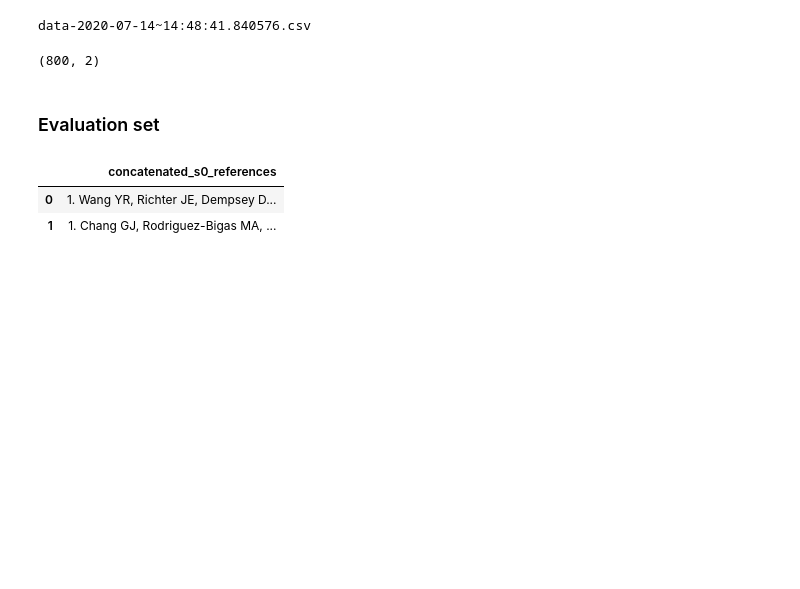
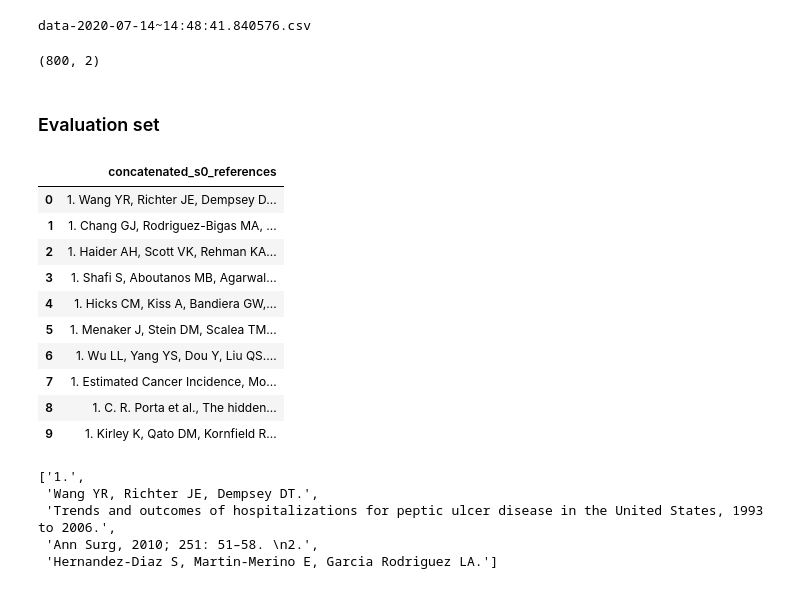
Before and after one commit to barmanu/dp-dpo-citation-bio-trainer, a Jupyter notebook: notebooks/data_exploration.ipynb, the cells around one changed output. Saved outputs shown, nothing was run; the diff lists cells and outputs as text; code cells hidden in the pictures; blank space fills up the shorter version.

```diff
--- a/notebooks/data_exploration.ipynb
+++ b/notebooks/data_exploration.ipynb
@@ -102,8 +102,16 @@ df.shape
 # %%
 eval_df = pd.read_csv('/nlp/references_end_to_end_1613_piis_2019-9-13.csv')
 # %%
-eval_df[['concatenated_s0_references']].head(2)
+eval_df[['concatenated_s0_references']].head(10)
 # %% [output]
 |  | concatenated_s0_references |
 | 0 | 1. Wang YR, Richter JE, Dempsey D... |
 | 1 | 1. Chang GJ, Rodriguez-Bigas MA, ... |
+| 2 | 1. Haider AH, Scott VK, Rehman KA... |
+| 3 | 1. Shafi S, Aboutanos MB, Agarwal... |
+| 4 | 1. Hicks CM, Kiss A, Bandiera GW,... |
+| 5 | 1. Menaker J, Stein DM, Scalea TM... |
+| 6 | 1. Wu LL, Yang YS, Dou Y, Liu QS.... |
+| 7 | 1. Estimated Cancer Incidence, Mo... |
+| 8 | 1. C. R. Porta et al., The hidden... |
+| 9 | 1. Kirley K, Qato DM, Kornfield R... |
@@ -109,0 +136,8 @@ eval_df[['concatenated_s0_references']].head(2)
+# %%
+sent_ls[0:5]
+# %% [output]
+['1.',
+ 'Wang YR, Richter JE, Dempsey DT.',
+ 'Trends and outcomes of hospitalizations for peptic ulcer disease in the United States, 1993 to 2006.',
+ 'Ann Surg, 2010; 251: 51–58. \n2.',
+ 'Hernandez-Diaz S, Martin-Merino E, Garcia Rodriguez LA.']
```
Also changed, not shown: parts of 9 cells of this notebook, 2 other files.
